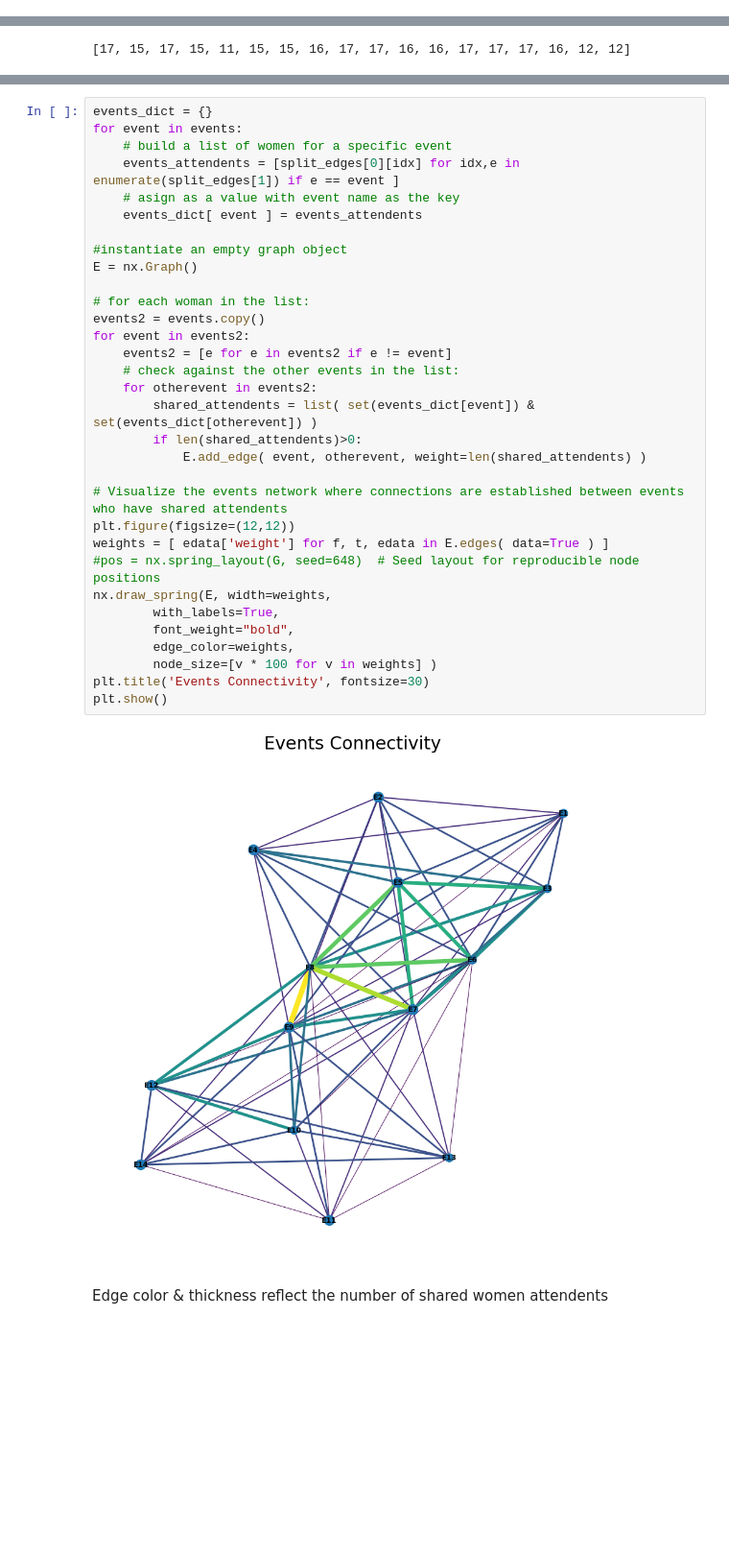
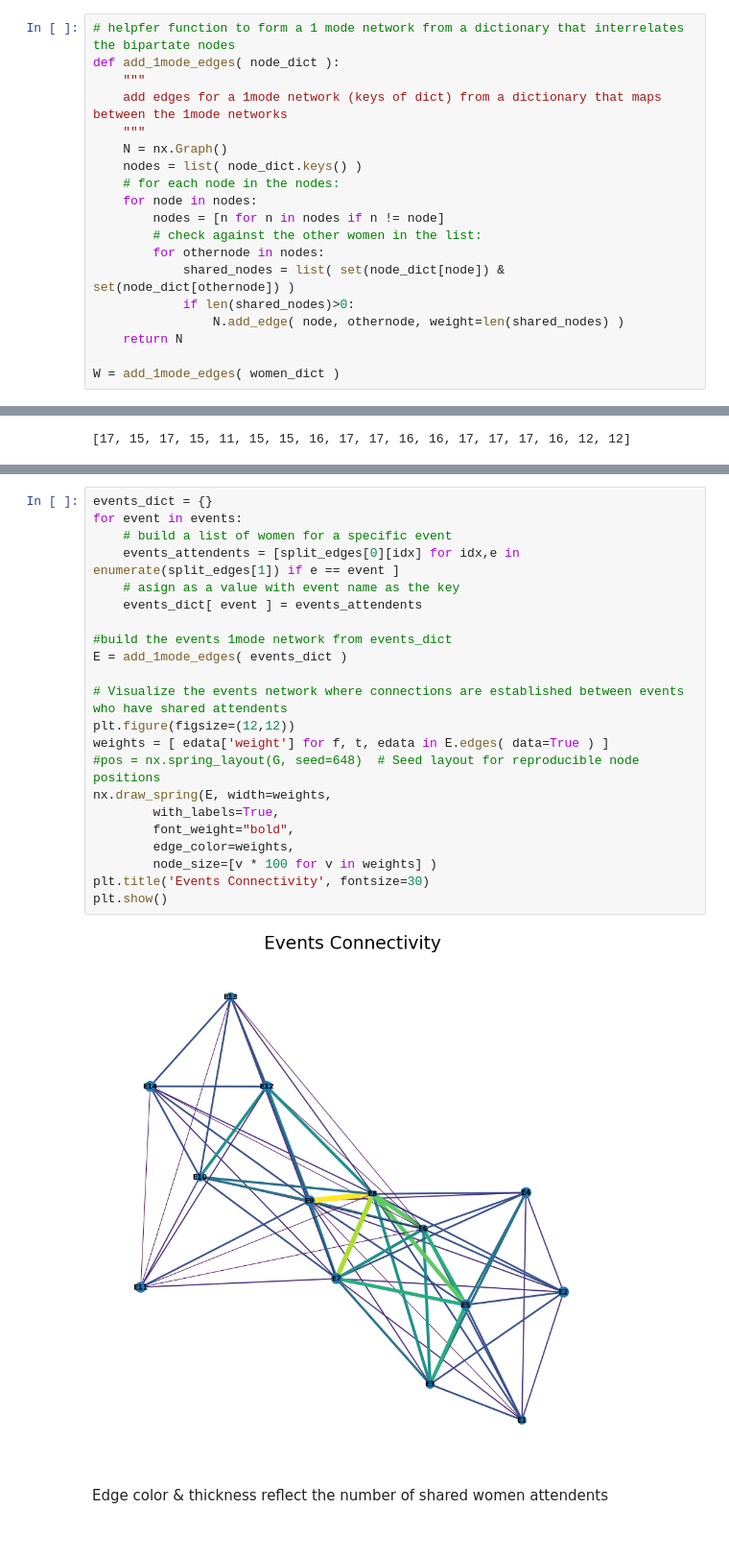
Before and after one commit to SmilodonCub/DATA620, a Jupyter notebook: Week6_Assignment.ipynb, the cells around one changed output, grey strips where cells are left out. Shown at 96% size. Drawn from its saved outputs; the diff is of its cells as text; blank space fills up the shorter version.

Commit message:
functionalized 1mode generation & fixed some typos

```diff
--- a/Week6_Assignment.ipynb
+++ b/Week6_Assignment.ipynb
@@ -117,3 +110,22 @@ for woman in women2:
+# %%
+# helpfer function to form a 1 mode network from a dictionary that interrelates the bipartate nodes
+def add_1mode_edges( node_dict ):
+    """
+    add edges for a 1mode network (keys of dict) from a dictionary that maps between the 1mode networks
+    """
+    N = nx.Graph()
+    nodes = list( node_dict.keys() )
+    # for each node in the nodes:
+    for node in nodes:
+        nodes = [n for n in nodes if n != node]
+        # check against the other women in the list:
+        for othernode in nodes:
+            shared_nodes = list( set(node_dict[node]) & set(node_dict[othernode]) )
+            if len(shared_nodes)>0:
+                N.add_edge( node, othernode, weight=len(shared_nodes) )
+    return N
+
+W = add_1mode_edges( women_dict )
 # %% [markdown]
 #### 3) Visualizing the Network
 # %%
@@ -163,37 +175,27 @@ the following code follows the same approach used to build the women graph objec
 # %%
 events_dict = {}
 for event in events:
     # build a list of women for a specific event
     events_attendents = [split_edges[0][idx] for idx,e in enumerate(split_edges[1]) if e == event ]
     # asign as a value with event name as the key
     events_dict[ event ] = events_attendents
 
-#instantiate an empty graph object
-E = nx.Graph()
-
-# for each woman in the list:
-events2 = events.copy()
-for event in events2:
-    events2 = [e for e in events2 if e != event]
-    # check against the other events in the list:
-    for otherevent in events2:
-        shared_attendents = list( set(events_dict[event]) & set(events_dict[otherevent]) )
-        if len(shared_attendents)>0:
-            E.add_edge( event, otherevent, weight=len(shared_attendents) )
+#build the events 1mode network from events_dict
+E = add_1mode_edges( events_dict )
 
 # Visualize the events network where connections are established between events who have shared attendents
 plt.figure(figsize=(12,12))
 weights = [ edata['weight'] for f, t, edata in E.edges( data=True ) ]
 #pos = nx.spring_layout(G, seed=648)  # Seed layout for reproducible node positions
 nx.draw_spring(E, width=weights,
         with_labels=True,
         font_weight="bold",
         edge_color=weights,
         node_size=[v * 100 for v in weights] )
 plt.title('Events Connectivity', fontsize=30)
 plt.show()
 # %% [output]
-[figure, old version]
+[figure, new version]
 # %% [markdown]
 Edge color & thickness reflect the number of shared women attendents
 
```
Also changed, not shown: parts of 7 cells of this notebook.
